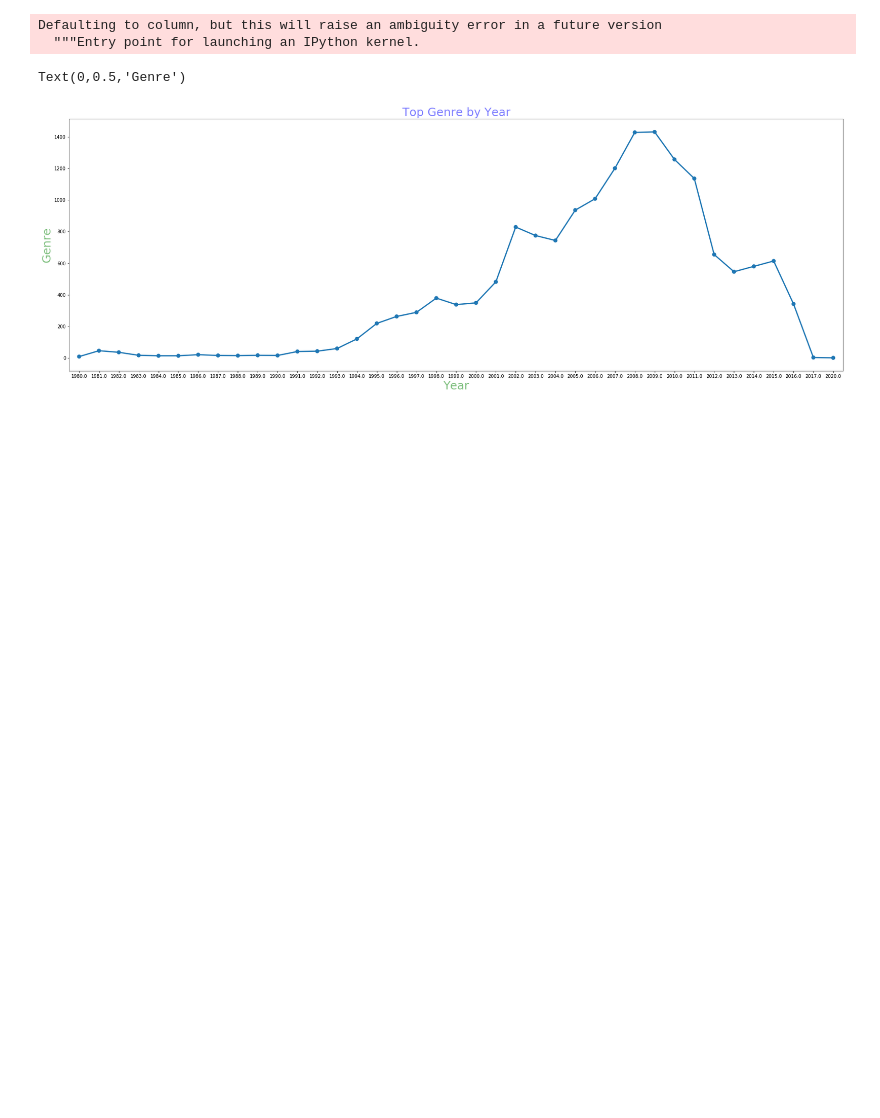
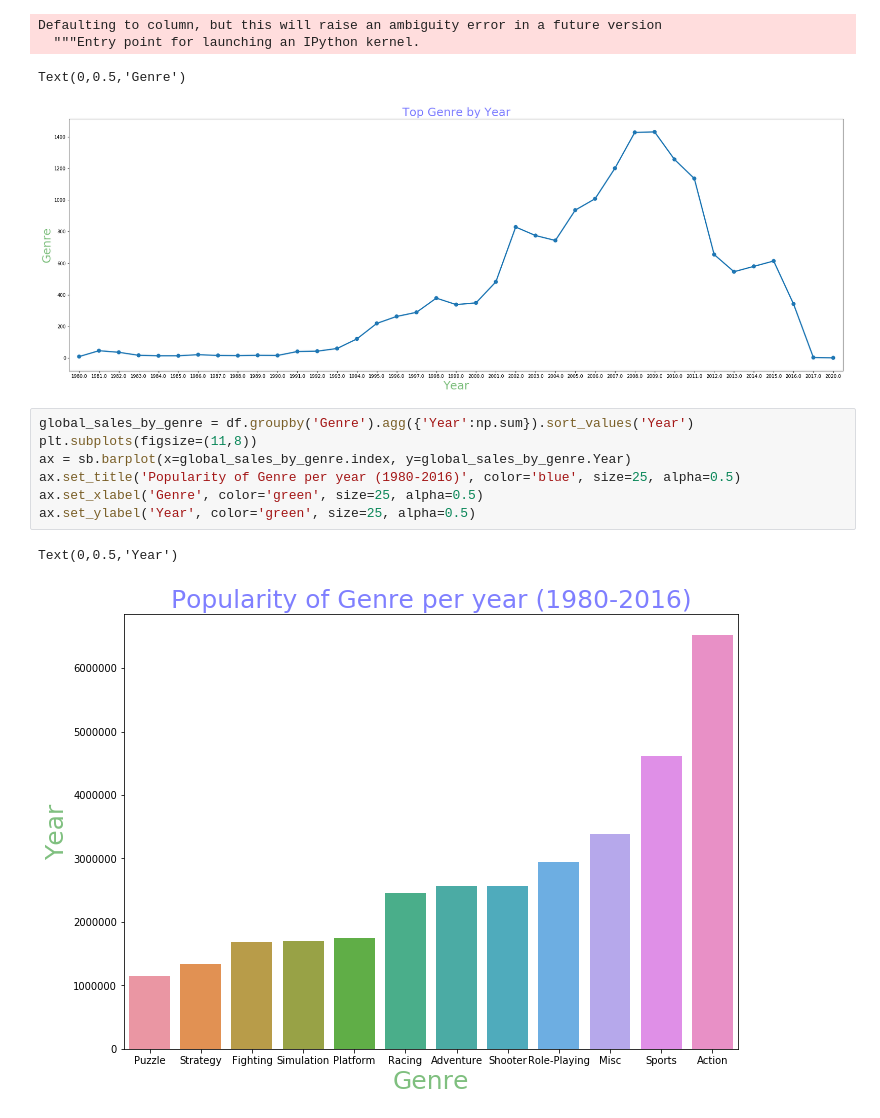
Before and after one commit to cmagapu/Exploratory-Data-Analysis, a Jupyter notebook: Avi's Version.ipynb, the cells around one changed output. Drawn from its saved outputs; the diff is of its cells as text; blank space fills up the shorter version.

```diff
--- a/Avi's Version.ipynb
+++ b/Avi's Version.ipynb
@@ -191,3 +191,13 @@ Defaulting to column, but this will raise an ambiguity error in a future version
   """Entry point for launching an IPython kernel.
 Text(0,0.5,'Genre')
 [figure]
+# %%
+global_sales_by_genre = df.groupby('Genre').agg({'Year':np.sum}).sort_values('Year')
+plt.subplots(figsize=(11,8))
+ax = sb.barplot(x=global_sales_by_genre.index, y=global_sales_by_genre.Year)
+ax.set_title('Popularity of Genre per year (1980-2016)', color='blue', size=25, alpha=0.5)
+ax.set_xlabel('Genre', color='green', size=25, alpha=0.5)
+ax.set_ylabel('Year', color='green', size=25, alpha=0.5)
+# %% [output]
+Text(0,0.5,'Year')
+[figure, added]
```
Also changed, not shown: parts of 8 cells of this notebook.
